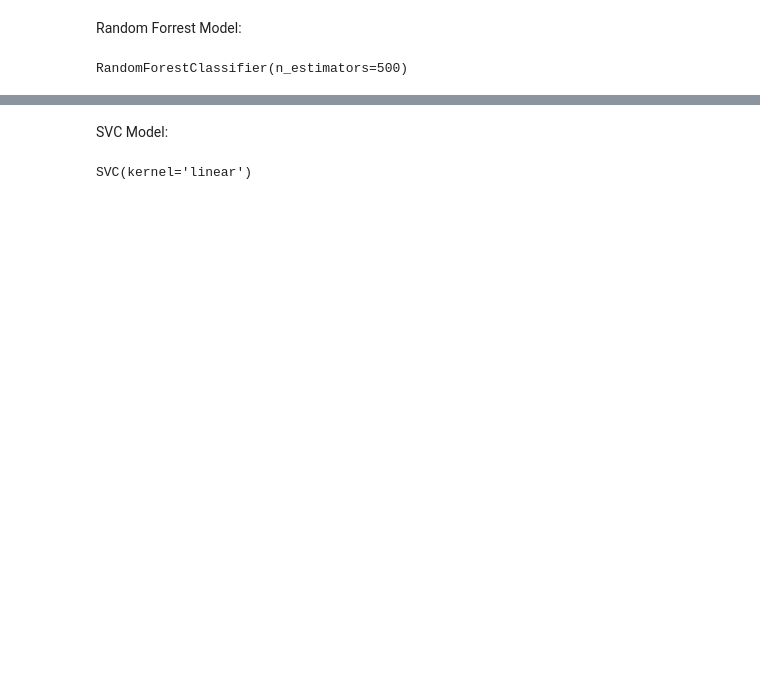
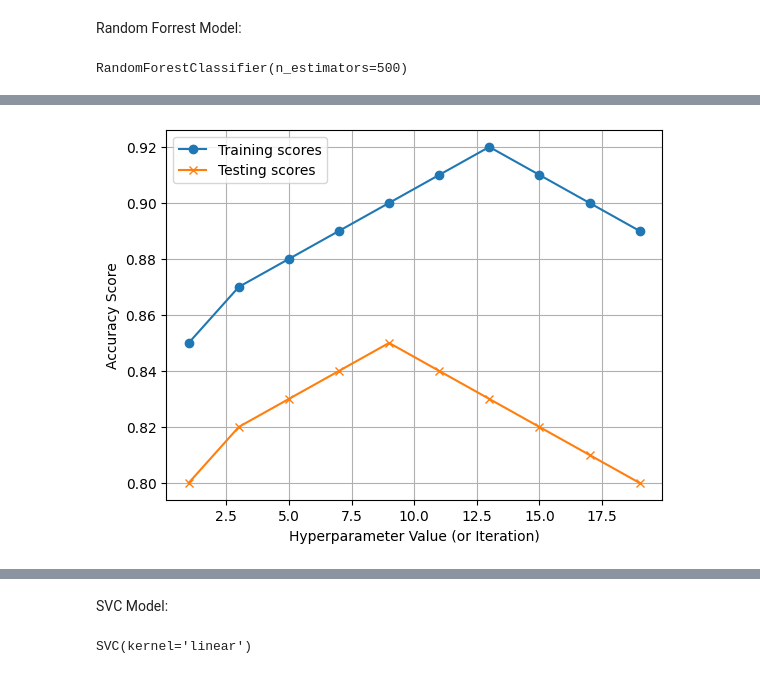
Before and after one commit to Emrahnyc/Project_two, a Jupyter notebook: Project_two.ipynb, the cells around one changed output, grey strips where cells are left out. Cells and saved outputs as stored; diff of their text form; code cells hidden in the pictures; blank space fills up the shorter version.

```diff
--- a/Project_two.ipynb
+++ b/Project_two.ipynb
@@ -227,3 +233,21 @@ Random Forrest Model Testing Data Score: 0.8377655767832504
+# %%
+# Sample data (make sure train_acc_score and test_score are of length 10)
+train_acc_score_rf = [0.85, 0.87, 0.88, 0.89, 0.90, 0.91, 0.92, 0.91, 0.90, 0.89]
+test_score_rf = [0.80, 0.82, 0.83, 0.84, 0.85, 0.84, 0.83, 0.82, 0.81, 0.80]
+
+# X-axis range (for example: hyperparameter values)
+x_values = range(1, 20, 2)  # This will give 10 values: 1, 3, 5, ..., 19
+
+# Plotting
+plt.plot(x_values, train_acc_score_rf, marker='o', label="Training scores")
+plt.plot(x_values, test_score_rf, marker="x", label="Testing scores")
+plt.xlabel("Hyperparameter Value (or Iteration)")  # Use a more appropriate label
+plt.ylabel("Accuracy Score")
+plt.legend()
+plt.grid(True)
+plt.show()
+# %% [output]
+[figure, added]
 # %%
 print(f"Training Data Score: {rf_model.score(X_resampled_train_scaled, y_resampled_train)}")
 print(f"Testing Data Score: {rf_model.score(X_resampled_test, y_resampled_test)}")
```
Also changed, not shown: parts of 14 cells of this notebook.
